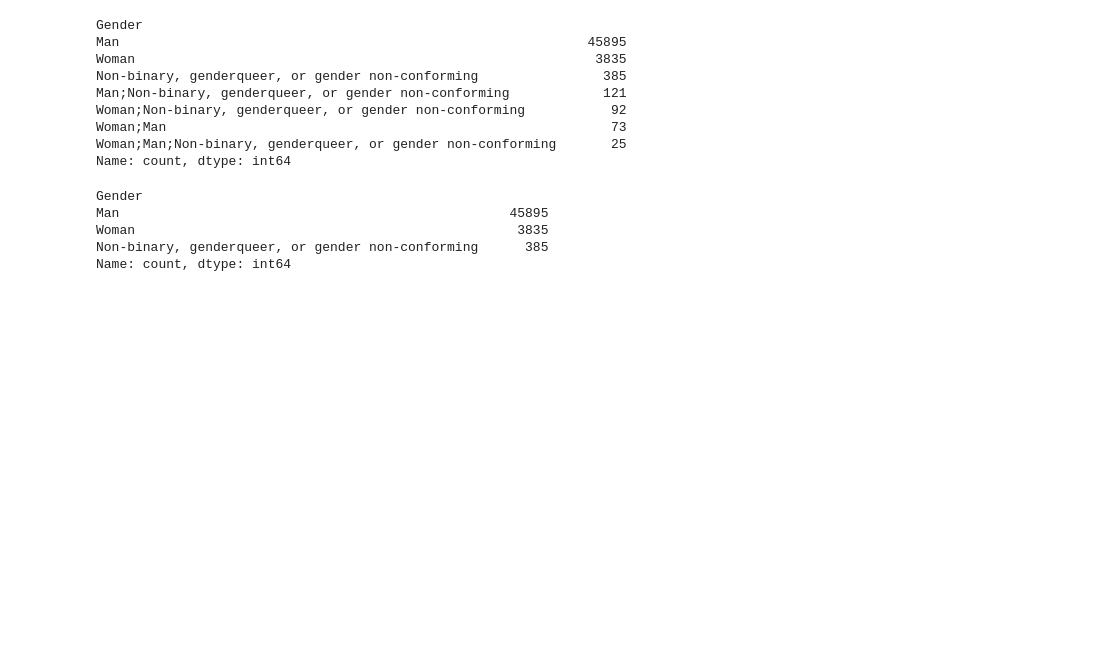
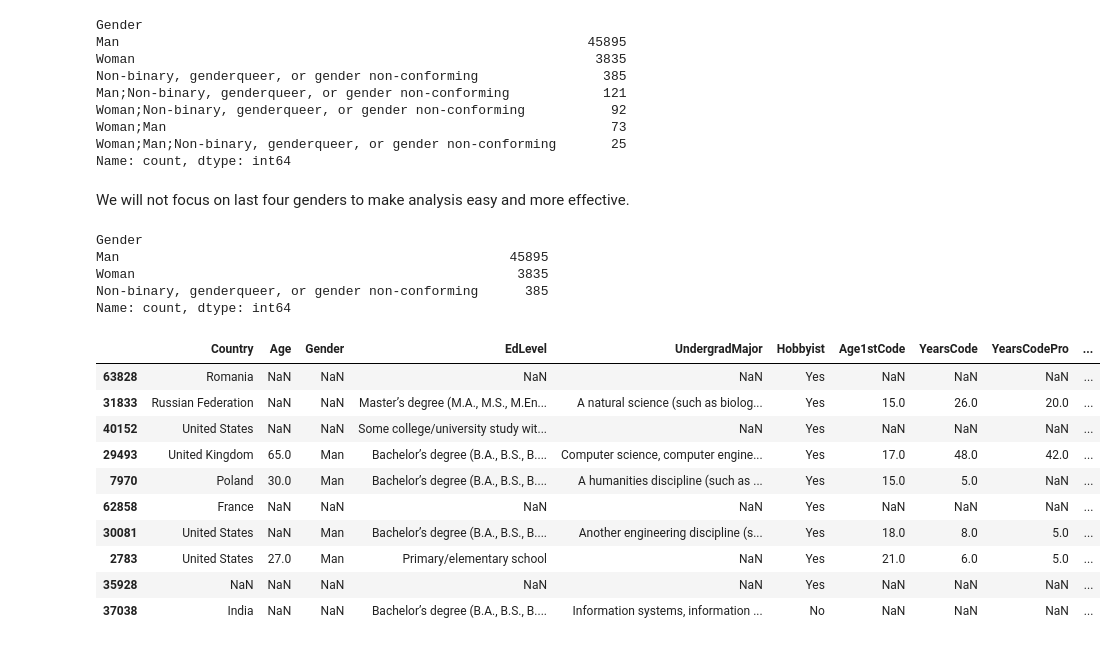
Before and after one commit to Nisarg153/Stackoverflow_survey, a Jupyter notebook: stackoverflow-survey.ipynb, the cells around one changed output. Cells and saved outputs as stored; diff of their text form; code cells hidden in the pictures; blank space fills up the shorter version.

```diff
--- a/stackoverflow-survey.ipynb
+++ b/stackoverflow-survey.ipynb
@@ -222,6 +230,8 @@ Woman;Non-binary, genderqueer, or gender non-conforming           92
 Woman;Man                                                         73
 Woman;Man;Non-binary, genderqueer, or gender non-conforming       25
 Name: count, dtype: int64
+# %% [markdown]
+We will not focus on last four genders to make analysis easy and more effective.
 # %%
 survey_df.where(~(survey_df.Gender.str.contains(';', na = False)), np.nan, inplace = True)
 # %%
@@ -232,3 +242,17 @@ Man                                                  45895
 Woman                                                 3835
 Non-binary, genderqueer, or gender non-conforming      385
 Name: count, dtype: int64
+# %%
+survey_df.sample(10)
+# %% [output]
+|  | Country | Age | Gender | EdLevel | UndergradMajor | Hobbyist | Age1stCode | YearsCode | YearsCodePro | ... |
+| 63828 | Romania | NaN | NaN | NaN | NaN | Yes | NaN | NaN | NaN | ... |
+| 31833 | Russian Federation | NaN | NaN | Master’s degree (M.A., M.S., M.En... | A natural science (such as biolog... | Yes | 15.0 | 26.0 | 20.0 | ... |
+| 40152 | United States | NaN | NaN | Some college/university study wit... | NaN | Yes | NaN | NaN | NaN | ... |
+| 29493 | United Kingdom | 65.0 | Man | Bachelor’s degree (B.A., B.S., B.... | Computer science, computer engine... | Yes | 17.0 | 48.0 | 42.0 | ... |
+| 7970 | Poland | 30.0 | Man | Bachelor’s degree (B.A., B.S., B.... | A humanities discipline (such as ... | Yes | 15.0 | 5.0 | NaN | ... |
+| 62858 | France | NaN | NaN | NaN | NaN | Yes | NaN | NaN | NaN | ... |
+| 30081 | United States | NaN | Man | Bachelor’s degree (B.A., B.S., B.... | Another engineering discipline (s... | Yes | 18.0 | 8.0 | 5.0 | ... |
+| 2783 | United States | 27.0 | Man | Primary/elementary school | NaN | Yes | 21.0 | 6.0 | 5.0 | ... |
+| 35928 | NaN | NaN | NaN | NaN | NaN | Yes | NaN | NaN | NaN | ... |
+| 37038 | India | NaN | NaN | Bachelor’s degree (B.A., B.S., B.... | Information systems, information ... | No | NaN | NaN | NaN | ... |
```
Also changed, not shown: parts of 18 cells of this notebook.
